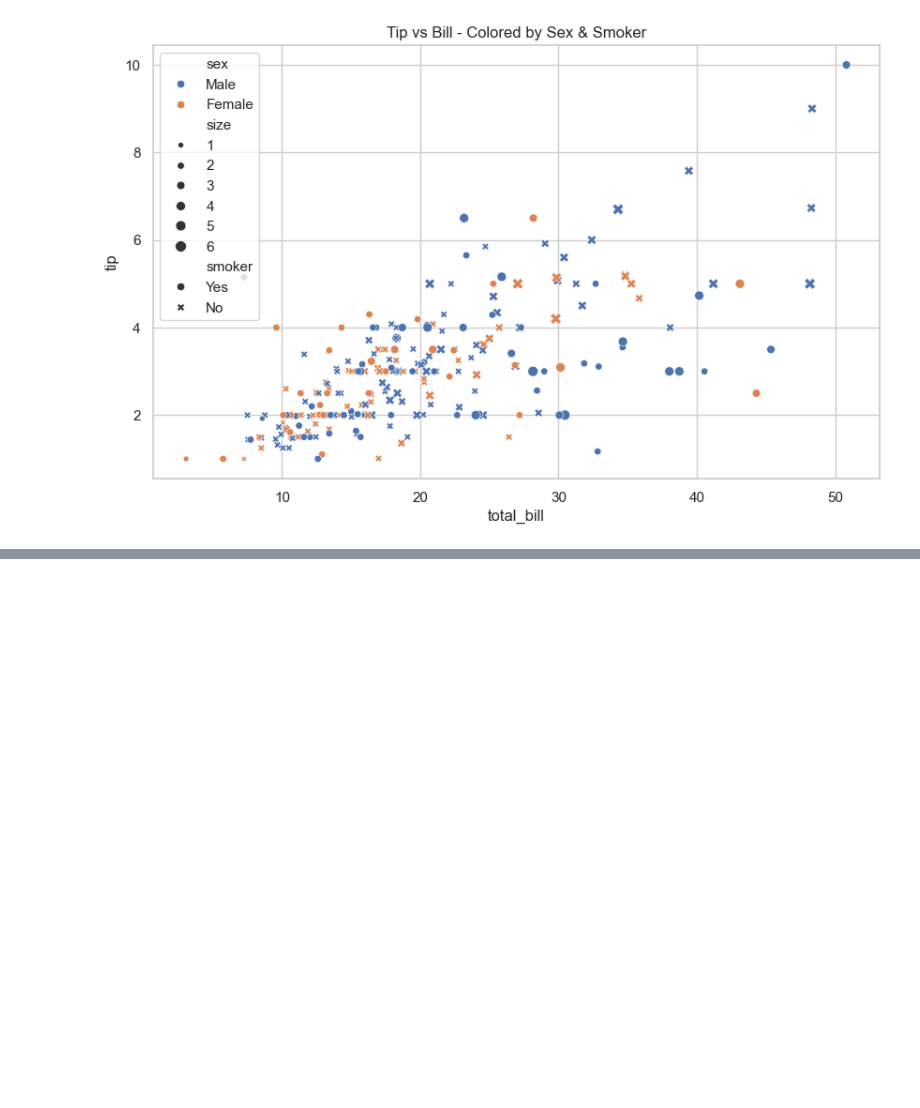
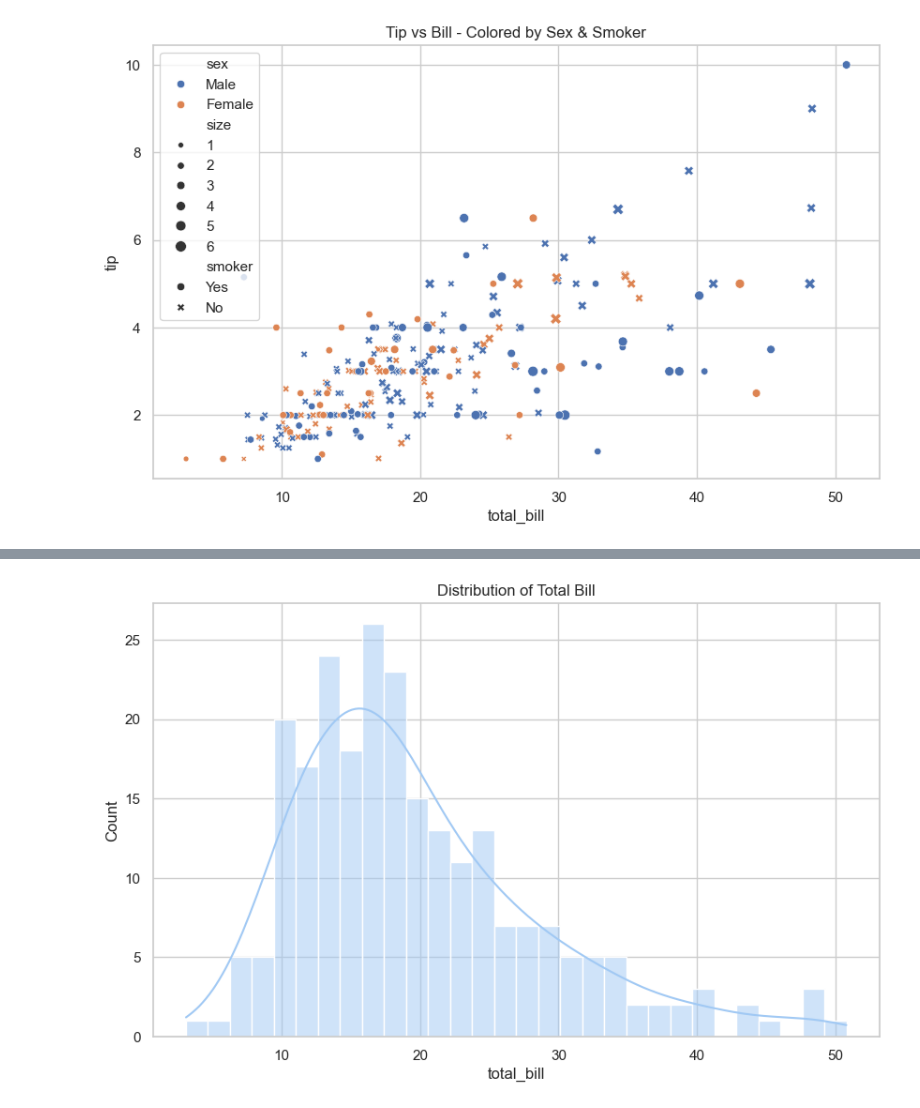
Before and after one commit to Pankaj-Str/Complete-Python-Mastery, a Jupyter notebook: 47 Seaborn/Seaborn_Example.ipynb, the cells around one changed output, grey strips where cells are left out. Cells and saved outputs as stored; diff of their text form; code cells hidden in the pictures; blank space fills up the shorter version.

```diff
--- a/47 Seaborn/Seaborn_Example.ipynb
+++ b/47 Seaborn/Seaborn_Example.ipynb
@@ -67,0 +74,9 @@ URLError: <urlopen error [SSL: CERTIFICATE_VERIFY_FAILED] certificate verify fai
+# %%
+# Step 5: Distribution Plots
+# Example 1: Histogram + KDE
+
+sns.histplot(data=tips, x="total_bill", kde=True, bins=30)
+plt.title("Distribution of Total Bill")
+plt.show()
+# %% [output]
+[figure, added]
```
Also changed, not shown: parts of 14 cells of this notebook, 2 other files.
